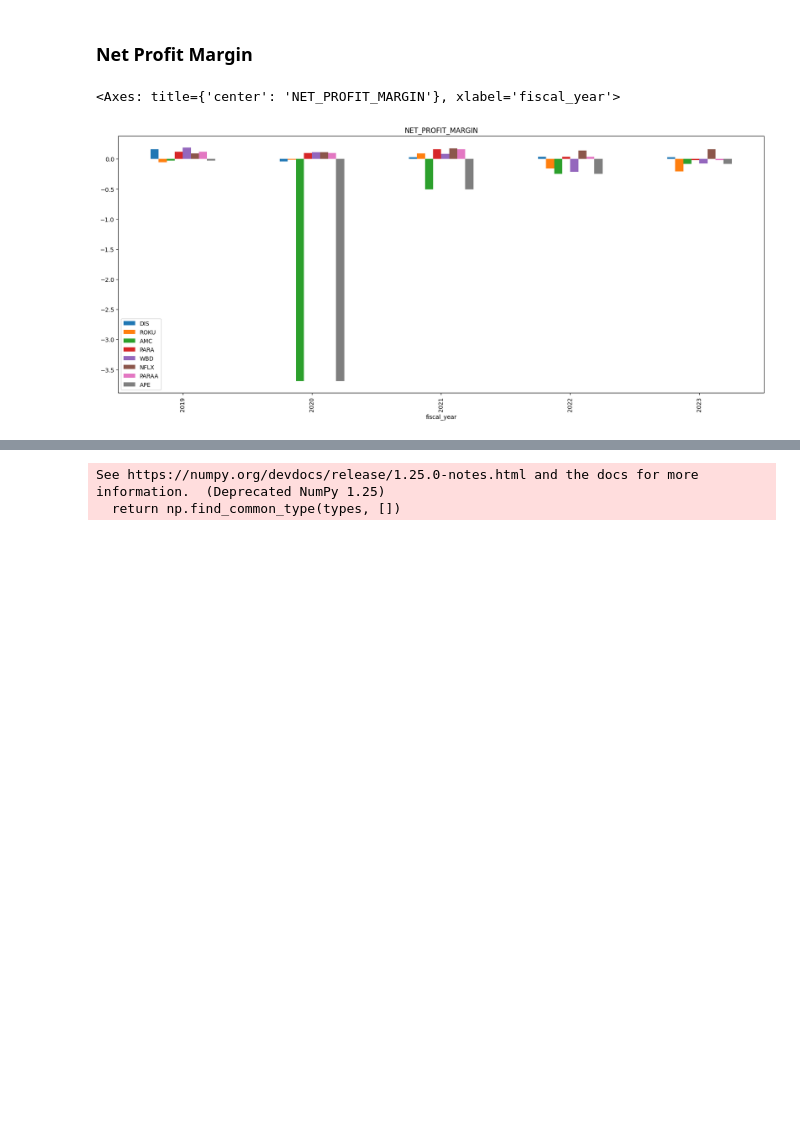
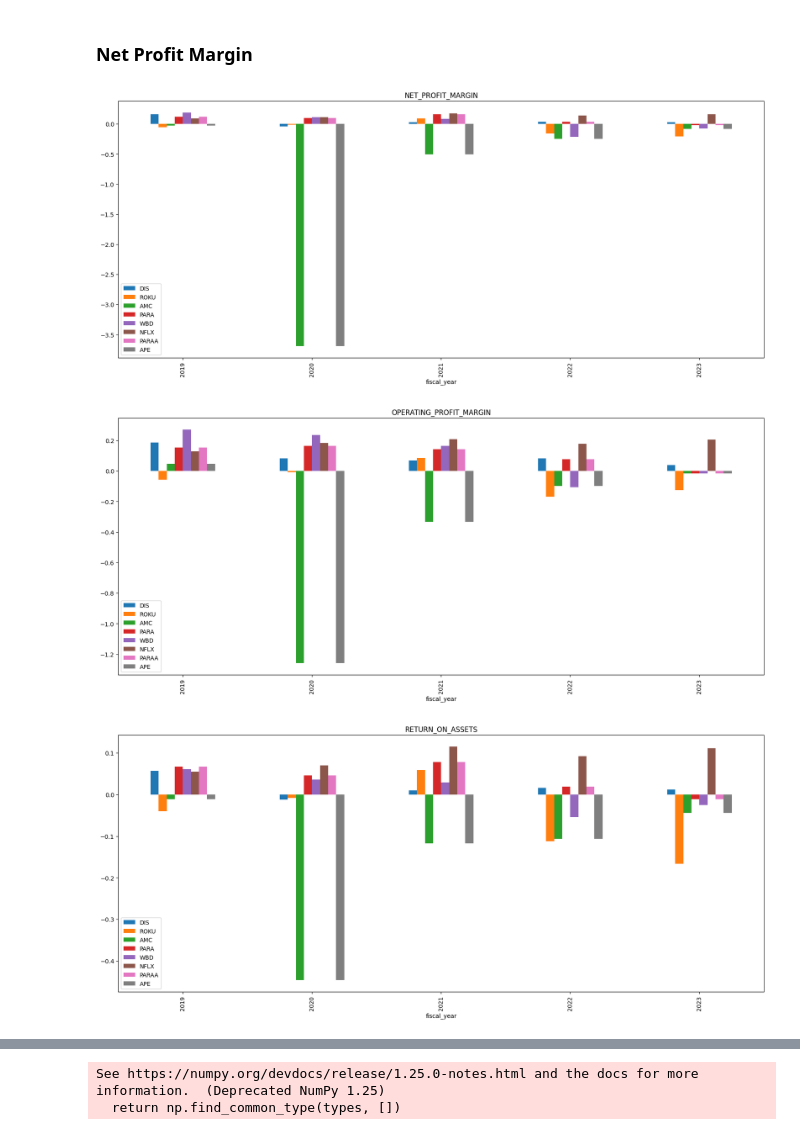
Before and after one commit to mmistroni/OpenBB_Experiments, a Jupyter notebook: OpenBBFinancialAnalysis.ipynb, the cells around one changed output, grey strips where cells are left out. Drawn from its saved outputs; the diff is of its cells as text; code cells hidden in the pictures; blank space fills up the shorter version.

```diff
--- a/OpenBBFinancialAnalysis.ipynb
+++ b/OpenBBFinancialAnalysis.ipynb
@@ -549,23 +549,23 @@ alldata.plot(figsize=(20, 8))
 # %%
 #full_tickers
 ratios = ['net_profit_margin',
           'operating_profit_margin',
           'return_on_assets',
           'current_ratio',
           'quick_ratio']
 
 def get_measure_from_ratios(ticker, ratio_id):
   data = obb.equity.fundamental.ratios(symbol=ticker, period="annual", limit=5)[['fiscal_year', ratio_id]]
   data = data.rename(columns={ratio_id : ticker})
   return data.set_index('fiscal_year')
 
-eqt = get_measure_from_ratios(TICKER, ratios[0])
-dfs = [get_measure_from_ratios(t, ratios[0]) for t in full_tickers]
-
-
-alldata = reduce(lambda df, acc: pd.merge(df, acc, left_index=True, right_index=True), dfs, eqt)[::-1]
-
-alldata.plot.bar(figsize=(20, 8), title = ratios[0].upper())
+for ratio in ratios:
+  eqt = get_measure_from_ratios(TICKER, ratio)
+  dfs = [get_measure_from_ratios(t, ratio) for t in full_tickers]
+  alldata = reduce(lambda df, acc: pd.merge(df, acc, left_index=True, right_index=True), dfs, eqt)[::-1]
+  alldata.plot.bar(figsize=(20, 8), title = ratio.upper())
+# TODO, PUT IT IN A GRID
 # %% [output]
-<Axes: title={'center': 'NET_PROFIT_MARGIN'}, xlabel='fiscal_year'>
 [figure]
+[figure, added]
+[figure, added]
```
Also changed, not shown: parts of 1 cell of this notebook.
